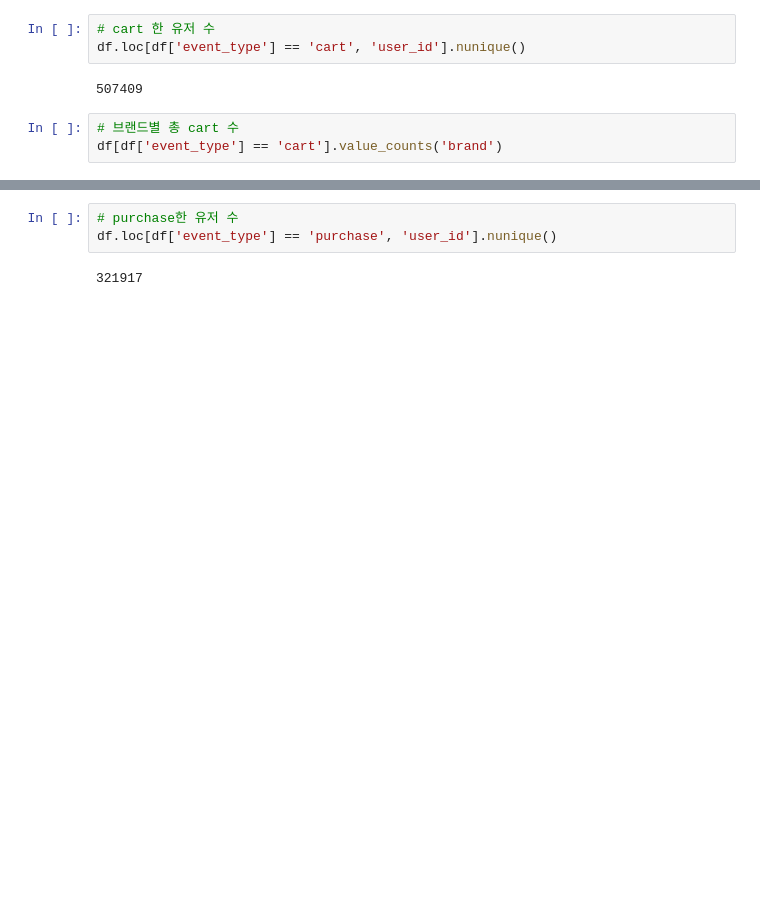
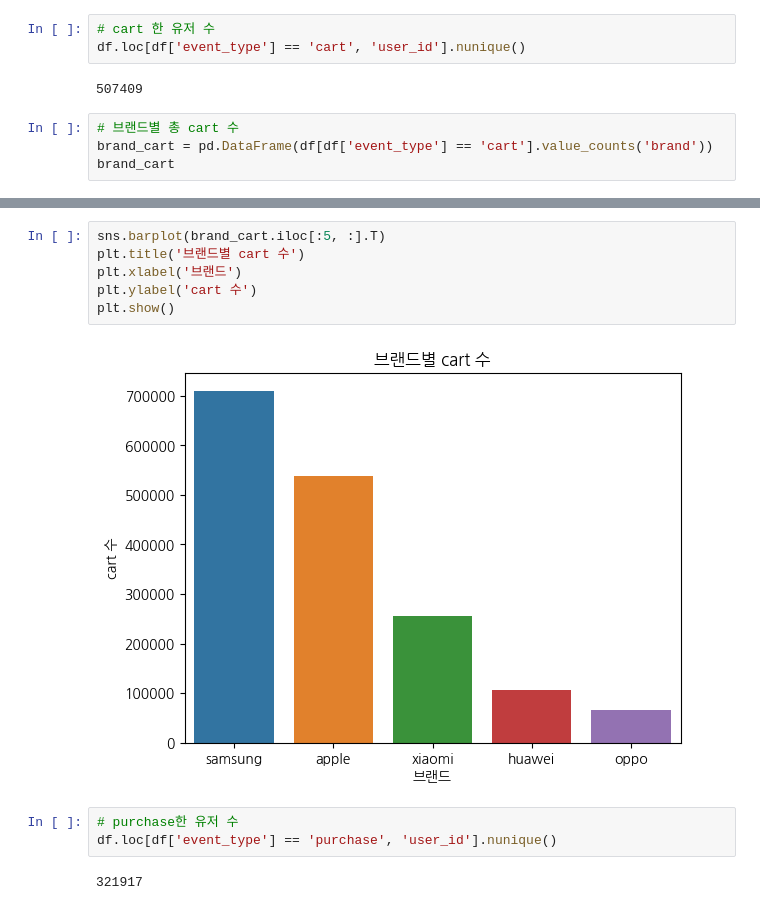
Before and after one commit to joo-none/AI-School-8, a Jupyter notebook: mini_project_3_smartphone_AARRR.ipynb, the cells around one changed output, grey strips where cells are left out. Cells and saved outputs as stored; diff of their text form; blank space fills up the shorter version.

```diff
--- a/mini_project_3_smartphone_AARRR.ipynb
+++ b/mini_project_3_smartphone_AARRR.ipynb
@@ -106,5 +132,6 @@ df.loc[df['event_type'] == 'cart', 'user_id'].nunique()
 507409
 # %%
 # 브랜드별 총 cart 수
-df[df['event_type'] == 'cart'].value_counts('brand')
+brand_cart = pd.DataFrame(df[df['event_type'] == 'cart'].value_counts('brand'))
+brand_cart
 # %% [output]
@@ -128,3 +156,11 @@ dtype: int64
+# %%
+sns.barplot(brand_cart.iloc[:5, :].T)
+plt.title('브랜드별 cart 수')
+plt.xlabel('브랜드')
+plt.ylabel('cart 수')
+plt.show()
+# %% [output]
+[figure, added]
 # %%
 # purchase한 유저 수
 df.loc[df['event_type'] == 'purchase', 'user_id'].nunique()
```
Also changed, not shown: parts of 37 cells of this notebook.
